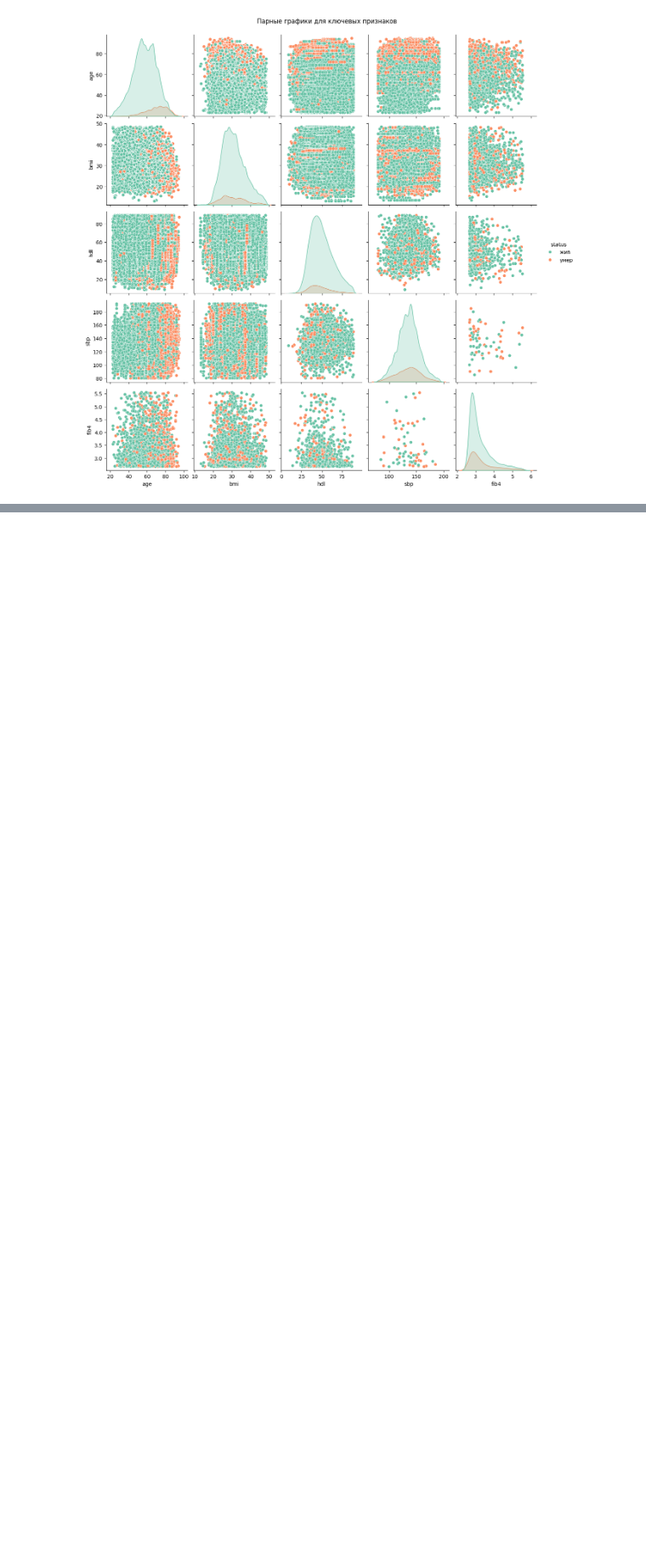
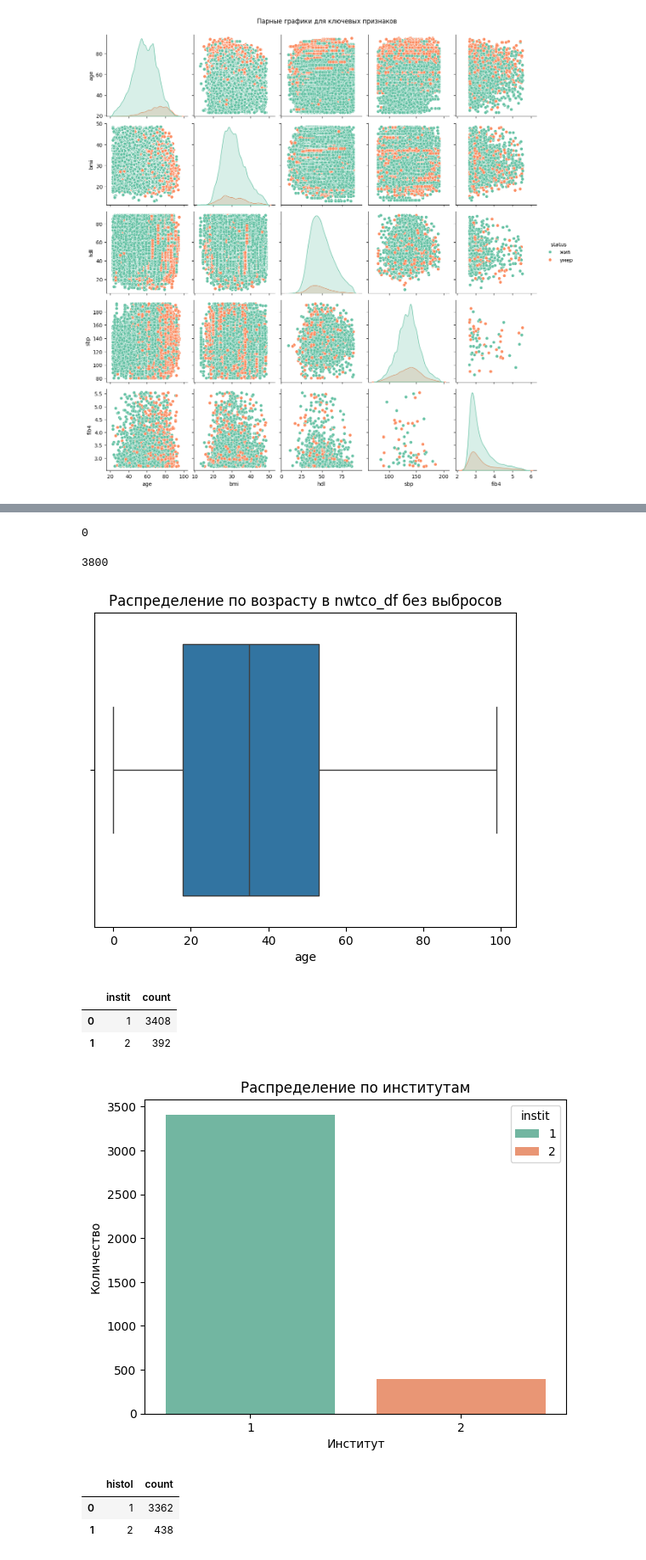
Before and after one commit to KonstGen921/sf_data_science, a Jupyter notebook: project1/assessment_task_PJ.ipynb, the cells around one changed output, grey strips where cells are left out. Shown at 85% size. Drawn from its saved outputs; the diff is of its cells as text; code cells hidden in the pictures; blank space fills up the shorter version.

```diff
--- a/project1/assessment_task_PJ.ipynb
+++ b/project1/assessment_task_PJ.ipynb
@@ -606,0 +641,76 @@ plt.show()
+# %%
+# Видно что здесь неадекватный возраст до 191 года поэтому сразу избавимся от выбросов
+# Для начала сделаю маску что бы отбросить все что больше 90 лет
+mask_nwtco_age = nwtco_df[nwtco_df['age'] < 100]
+
+def outliers_iqr_nwtco(data, column):
+    x = data[column]
+    quartile_1 = x.quantile(0.25)
+    quartile_3 = x.quantile(0.75)
+    iqr = quartile_3 - quartile_1
+    lower_bound = quartile_1 - 1.5 * iqr
+    upper_bound = quartile_3 + 1.5 * iqr
+    outliers = data[(x < lower_bound) | (x > upper_bound)]
+    cleaned = data[(x >= lower_bound) & (x <= upper_bound)]
+    return outliers, cleaned
+outliers_nwtco_age, cleaned_nwtco_age = outliers_iqr_nwtco(mask_nwtco_age, 'age')
+display(outliers_nwtco_age.shape[0], cleaned_nwtco_age.shape[0])
+sns.boxplot(data=mask_nwtco_age, x='age')
+plt.title('Распределение по возрасту в nwtco_df без выбросов')
+plt.show()
+
+# посмотрим на категориальные данные
+instit_counts = mask_nwtco_age['instit'].value_counts().reset_index(name='count')
+display(instit_counts)
+
+sns.barplot(data=instit_counts, x='instit', y='count', hue='instit', palette='Set2')
+plt.title('Распределение по институтам')
+plt.xlabel('Институт')
+plt.ylabel('Количество')
+plt.show()
+
+histol_count = mask_nwtco_age['histol'].value_counts().reset_index(name='count')
+display(histol_count)
+sns.barplot(data=histol_count, x='histol', y='count', hue='histol', palette='Set2')
+plt.title('Распределение по гистологии')
+plt.xlabel('Гистология')
+plt.show()
+
+stage_counts = mask_nwtco_age['stage'].value_counts().reset_index(name='count')
+display(stage_counts)
+sns.barplot(data=stage_counts, x='stage', y='count', hue='stage', palette='Set2')
+plt.title('Распределение по стадиям')
+plt.xlabel('Стадия')
+plt.show()
+
+study_counts = mask_nwtco_age['study'].value_counts().reset_index(name='count')
+display(study_counts)
+sns.barplot(data=study_counts, x='study', y='count', hue='study', palette='Set2')
+plt.title('Распределение по исследованиям')
+plt.xlabel('Исследование')
+plt.show()
+
+rel_counts = mask_nwtco_age['rel'].value_counts().reset_index(name='count')
+display(rel_counts)
+sns.barplot(data=rel_counts, x='rel', y='count', hue='rel', palette='Set2')
+plt.title('Распределение по статусу рецидива')
+plt.xlabel('Наличие рецидива')
+plt.show()
+
+# посмотрим на распределение по времени до рецидива
+
+sns.boxplot(data=mask_nwtco_age, x='edrel')
+plt.title('Распределение по времени до рецидива')
+plt.xlabel('Время до рецидива (дни)')
+plt.show()
+# %% [output]
+0
+3800
+[figure, added]
+|  | instit | count |
+| 0 | 1 | 3408 |
+| 1 | 2 | 392 |
+[figure, added]
+|  | histol | count |
+| 0 | 1 | 3362 |
+| 1 | 2 | 438 |
```
Also changed, not shown: parts of 18 cells of this notebook.
